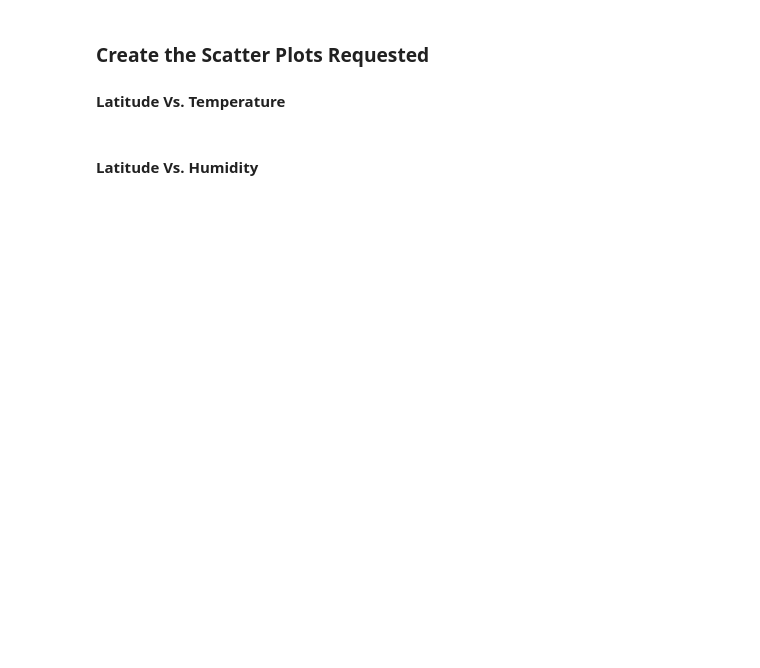
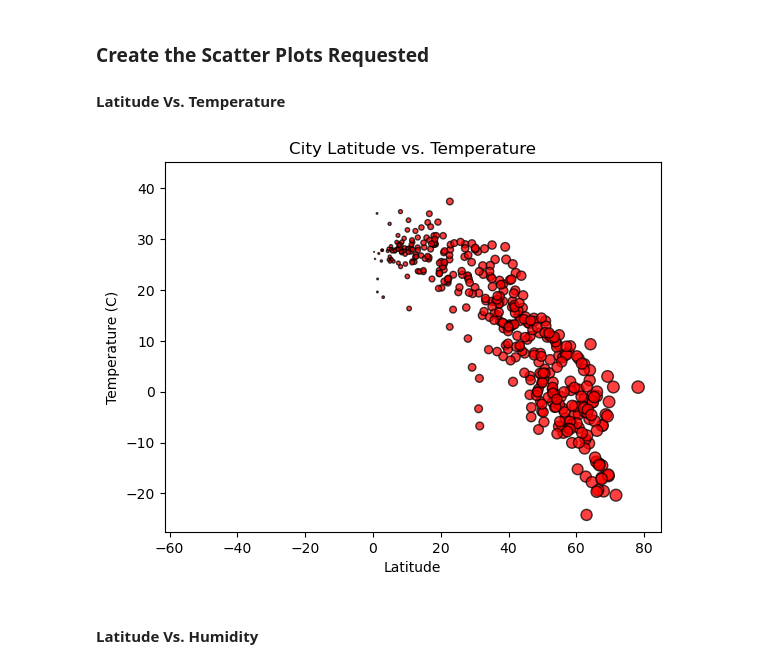
Before and after one commit to jbateson0918/python-api-challenge, a Jupyter notebook: Weather_homework.ipynb, the cells around one changed output. Drawn from its saved outputs; the diff is of its cells as text; code cells hidden in the pictures; blank space fills up the shorter version.

```diff
--- a/Weather_homework.ipynb
+++ b/Weather_homework.ipynb
@@ -160,6 +173,6 @@ OSError: Cannot save file into a non-existent directory: 'output_data'
 # %%
 # Read saved data
-city_data_df = pd.read_csv("output_data/cities.csv", index_col="City_ID")
+city_data_df = pd.read_csv("cities.csv", index_col="City_ID")
 
 # Display sample data
 city_data_df.head()
@@ -169,16 +190,23 @@ city_data_df.head()
 #### Latitude Vs. Temperature
 # %%
 # Build scatter plot for latitude vs. temperature
-# YOUR CODE HERE
+x_axis = city_data_df["Lat"]
+y_axis = city_data_df["Max Temp"]
 
 # Incorporate the other graph properties
-# YOUR CODE HERE
+plt.scatter(x_axis, y_axis, marker="o", facecolors="red", edgecolors="black",
+            s=x_axis, alpha=0.75)
+plt.xlabel("Latitude")
+plt.ylabel("Temperature (C)")
+plt.title("City Latitude vs. Temperature")
 
 # Save the figure
-plt.savefig("output_data/Fig1.png")
+plt.savefig("Fig1.png")
 
 # Show plot
 plt.show()
+# %% [output]
+[figure, added]
 # %% [markdown]
 #### Latitude Vs. Humidity
 # %%
```
Also changed, not shown: parts of 38 cells of this notebook, 5 other files.
